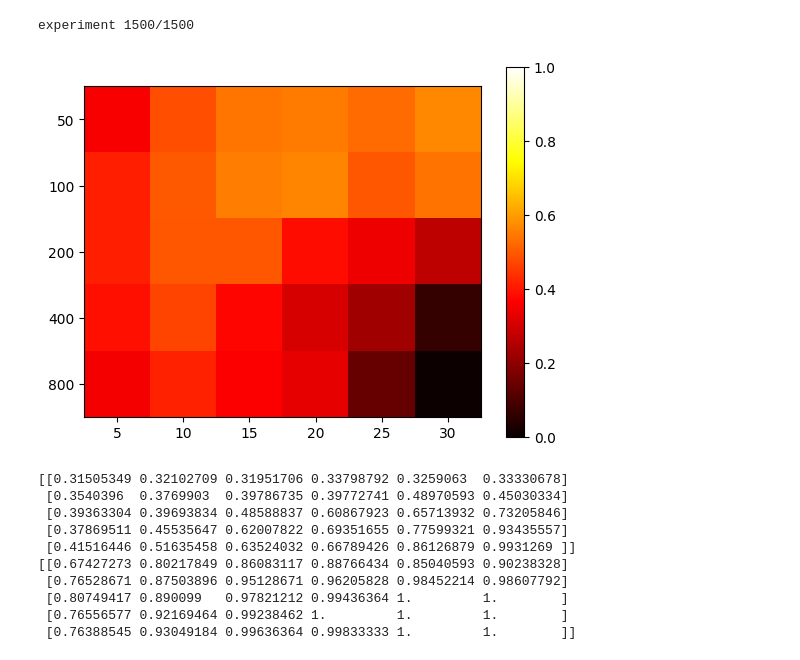
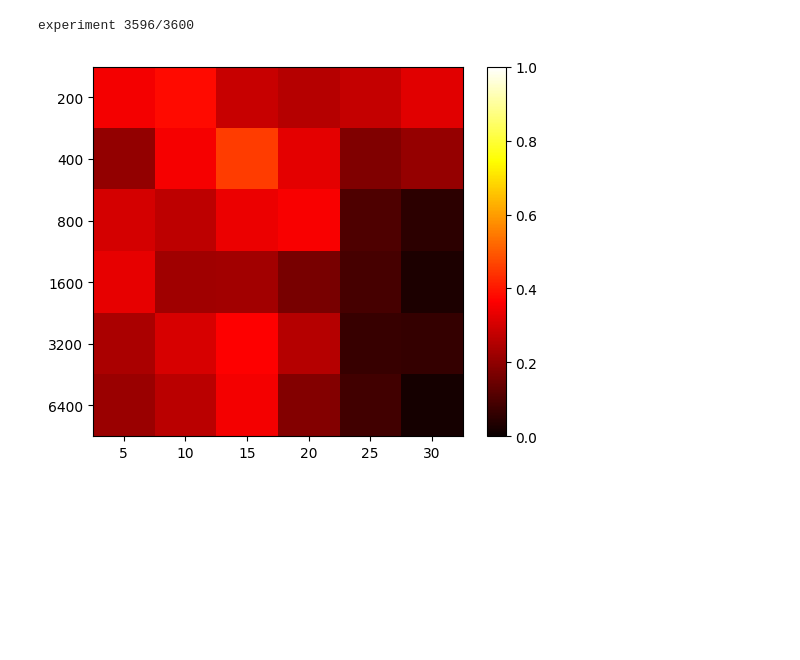
Before and after one commit to inagege/ImprovingSubgroupDiscovery, a Jupyter notebook: PRIM_Performance_Analyzing/PRIM_Baseline.ipynb, the cells around one changed output. Cells and saved outputs as stored; diff of their text form; code cells hidden in the pictures; blank space fills up the shorter version.

```diff
--- a/PRIM_Performance_Analyzing/PRIM_Baseline.ipynb
+++ b/PRIM_Performance_Analyzing/PRIM_Baseline.ipynb
@@ -22,16 +12,6 @@ experiment 750/750
 # %%
-create_heatmap_best_box_generated_data_precision(calculate_y_morris, 30, package, None, 50)
+create_heatmap_best_box_generated_data_precision_kfold(calculate_y_morris, 30, package, None, 20)
 # %% [output]
-experiment 1500/1500
+experiment 3596/3600
-[figure, old version]
+[figure, new version]
-[[0.31505349 0.32102709 0.31951706 0.33798792 0.3259063  0.33330678]
- [0.3540396  0.3769903  0.39786735 0.39772741 0.48970593 0.45030334]
- [0.39363304 0.39693834 0.48588837 0.60867923 0.65713932 0.73205846]
- [0.37869511 0.45535647 0.62007822 0.69351655 0.77599321 0.93435557]
- [0.41516446 0.51635458 0.63524032 0.66789426 0.86126879 0.9931269 ]]
-[[0.67427273 0.80217849 0.86083117 0.88766434 0.85040593 0.90238328]
- [0.76528671 0.87503896 0.95128671 0.96205828 0.98452214 0.98607792]
- [0.80749417 0.890099   0.97821212 0.99436364 1.         1.        ]
- [0.76556577 0.92169464 0.99238462 1.         1.         1.        ]
- [0.76388545 0.93049184 0.99636364 0.99833333 1.         1.        ]]
 # %%
```
Also changed, not shown: parts of 4 cells of this notebook, 41 other files.
